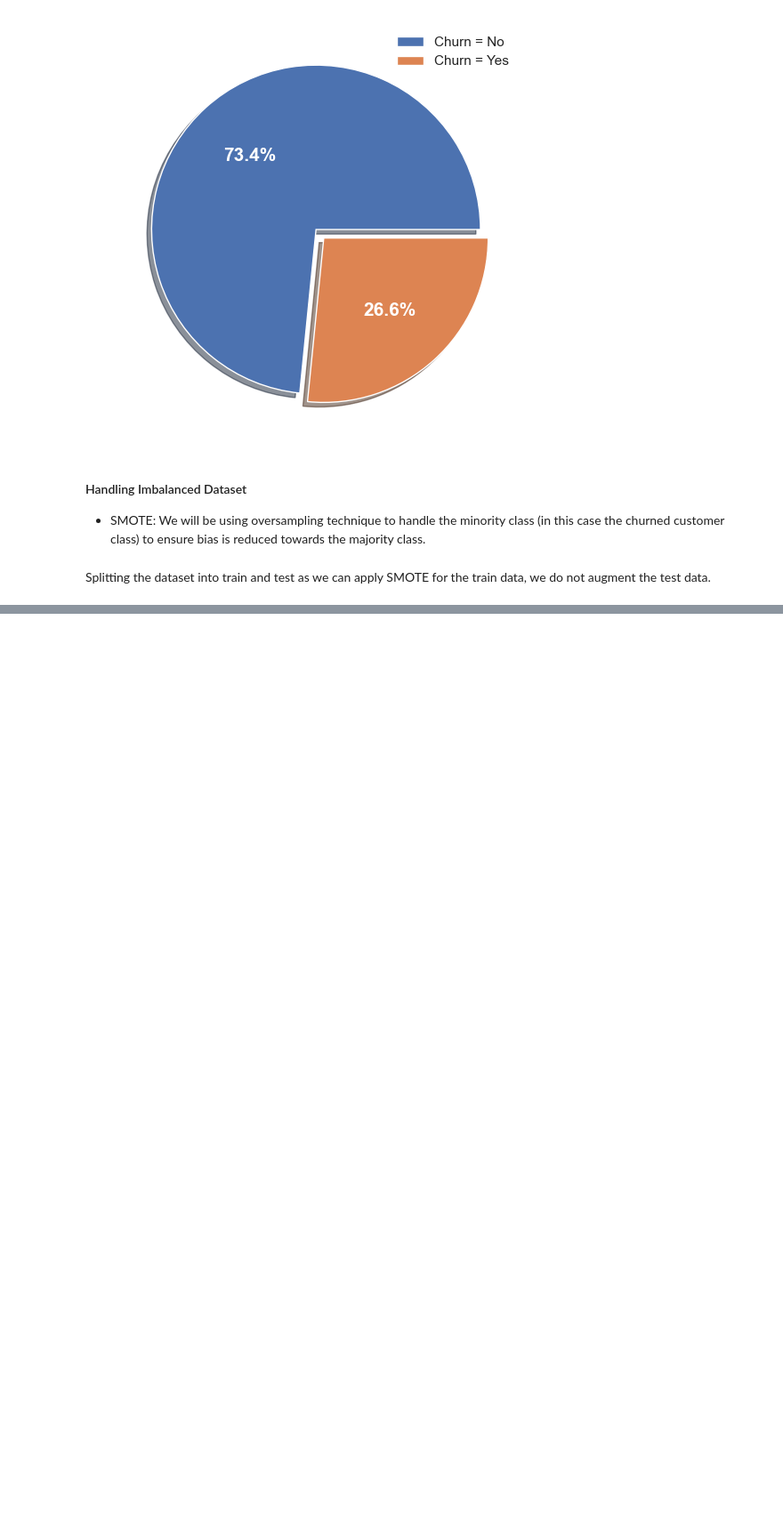
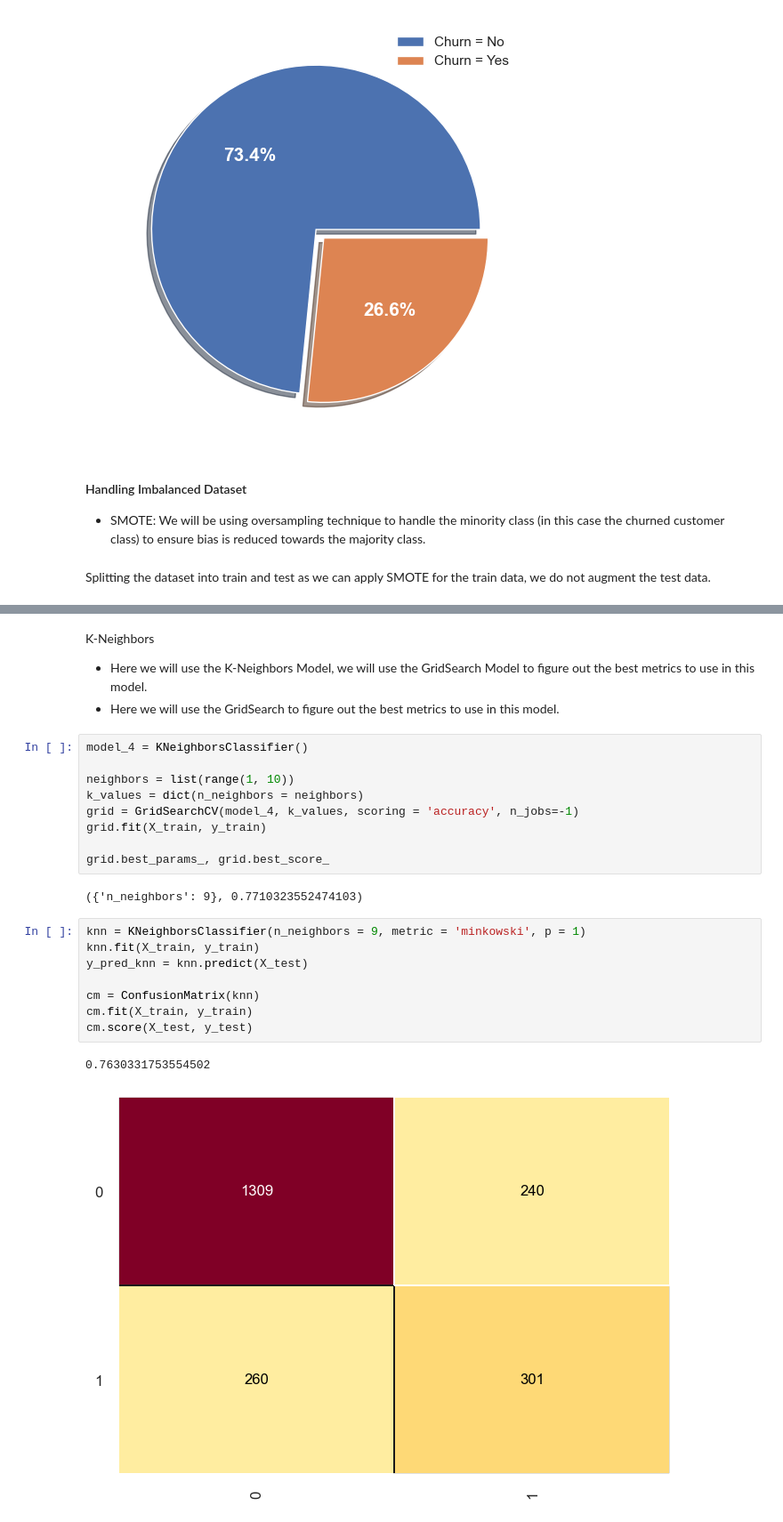
Before and after one commit to anuragRyan/Customer-Churn-Prediction-EDA-ML, a Jupyter notebook: Customer_Churn_Prediction.ipynb, the cells around one changed output, grey strips where cells are left out. Shown at 89% size. Cells and saved outputs as stored; diff of their text form; blank space fills up the shorter version.

```diff
--- a/Customer_Churn_Prediction.ipynb
+++ b/Customer_Churn_Prediction.ipynb
@@ -565,0 +711,26 @@ Accuracy score:  0.7497630331753554
+# %% [markdown]
+K-Neighbors
+* Here we will use the K-Neighbors Model, we will use the GridSearch Model to figure out the best metrics to use in this model.
+* Here we will use the GridSearch to figure out the best metrics to use in this model.
+# %%
+model_4 = KNeighborsClassifier()
+
+neighbors = list(range(1, 10))
+k_values = dict(n_neighbors = neighbors)
+grid = GridSearchCV(model_4, k_values, scoring = 'accuracy', n_jobs=-1)
+grid.fit(X_train, y_train)
+
+grid.best_params_, grid.best_score_
+# %% [output]
+({'n_neighbors': 9}, 0.7710323552474103)
+# %%
+knn = KNeighborsClassifier(n_neighbors = 9, metric = 'minkowski', p = 1)
+knn.fit(X_train, y_train)
+y_pred_knn = knn.predict(X_test)
+
+cm = ConfusionMatrix(knn)
+cm.fit(X_train, y_train)
+cm.score(X_test, y_test)
+# %% [output]
+0.7630331753554502
+[figure, added]
```
Also changed, not shown: parts of 29 cells of this notebook.
